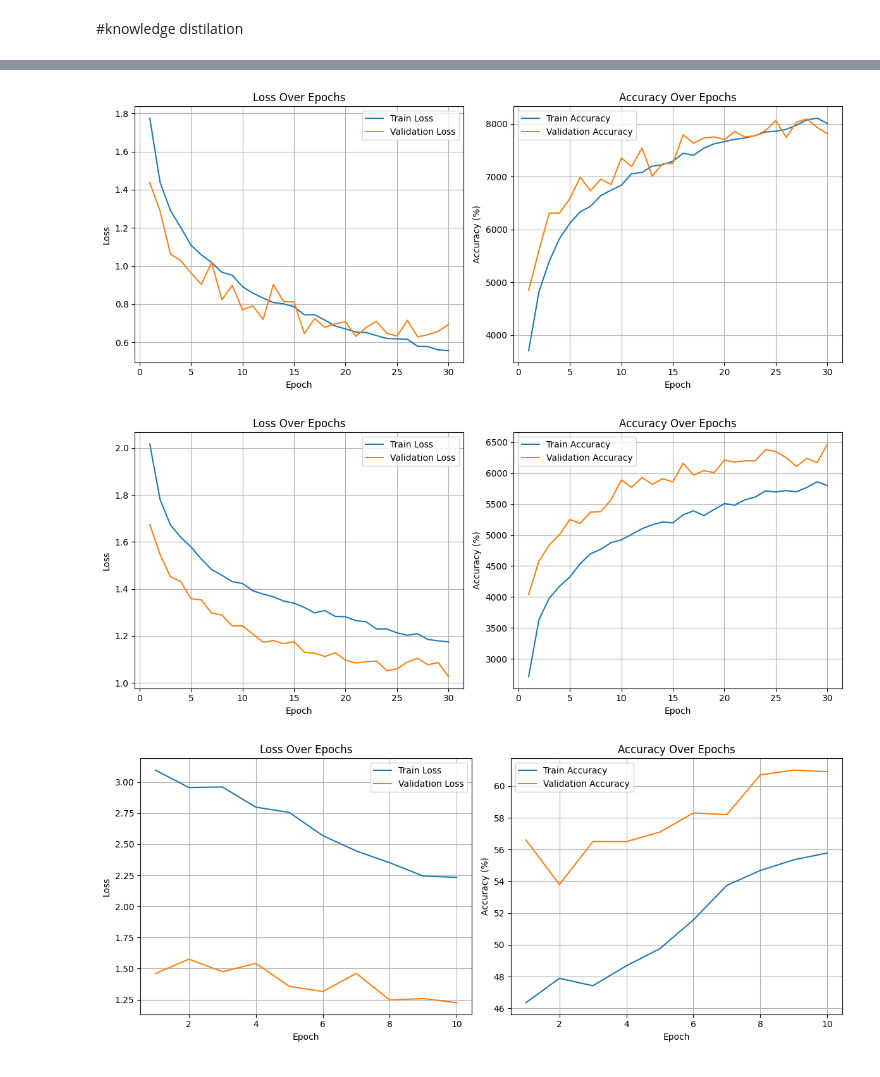
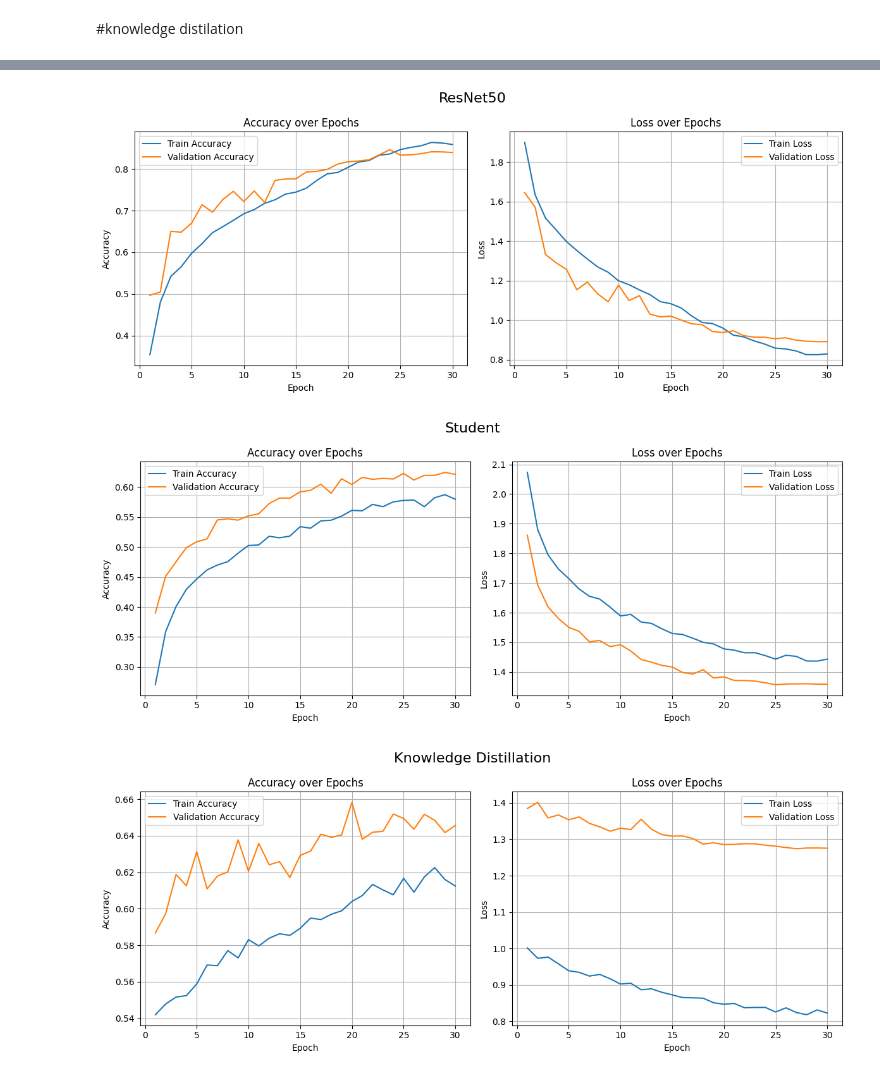
Before and after one commit to Arif111866/Deep-Learning-AI, a Jupyter notebook: Assignment_12/DNN_assignment_12_3.ipynb, the cells around one changed output, grey strips where cells are left out. Drawn from its saved outputs; the diff is of its cells as text; code cells hidden in the pictures.

```diff
--- a/Assignment_12/DNN_assignment_12_3.ipynb
+++ b/Assignment_12/DNN_assignment_12_3.ipynb
@@ -289,4 +310,0 @@ Epoch [30/30] Train Loss: 0.5566, Acc: 80.04% | Val Loss: 0.6945, Acc: 78.10%
-# %%
-model2 = SmallCNN(num_classes=10)
-device = 'cuda' if torch.cuda.is_available() else 'cpu'
-trained_model2, history_smallCNN = train(model2, train_loader, val_loader, device, epochs=30, lr=0.001)
@@ -310,0 +311,4 @@ Epoch [30/30] Train Loss: 1.1745, Acc: 57.99% | Val Loss: 1.0268, Acc: 64.70%
+# %%
+scratch_student = SmallCNN().to(device)
+history_scratch = train(scratch_student, train_loader, val_loader, epochs, learning_rate, device)
+validation(scratch_student, test_loader, device)
@@ -355,7 +336,6 @@ def train_knowledge_distillation(teacher, student, train_loader, val_loader, epo
 # %%
 T, alpha = 4, 0.8
-epochs = 30 # Define epochs
-# learning_rate = 0.01 # Define learning_rate
-history_kd = train_knowledge_distillation(trained_model, model2, train_loader, val_loader, 30, learning_rate, T=T, alpha=alpha, device=device)
-# validation(student, test_loader, device) # Commenting out this line as 'student' is not defined and there is no validation function defined.
+
+history_kd = train_knowledge_distillation(model, scratch_student, train_loader, val_loader, epochs, learning_rate, T=T, alpha=alpha, device=device)
+validation(scratch_student, test_loader, device)
 # %% [output]
@@ -379,8 +359,0 @@ Epoch 30/30(10.74s) - accuracy: 0.5896  - loss: 1.9187  - val_accuracy: 0.6420
-# %%
-plot_training_history(history_resNet50)
-plot_training_history(history_smallCNN)
-plot_training_history(history_kd)
-# %% [output]
-[figure, removed]
-[figure, removed]
-[figure, removed]
@@ -392,0 +360,8 @@ plot_training_history(history)
+# %%
+plot_history(history_resnet50, 'ResNet50')
+plot_history(history_scratch, 'Student')
+plot_history(history_kd, 'Knowledge Distillation')
+# %% [output]
+[figure, added]
+[figure, added]
+[figure, added]
```
Also changed, not shown: parts of 13 cells of this notebook.
